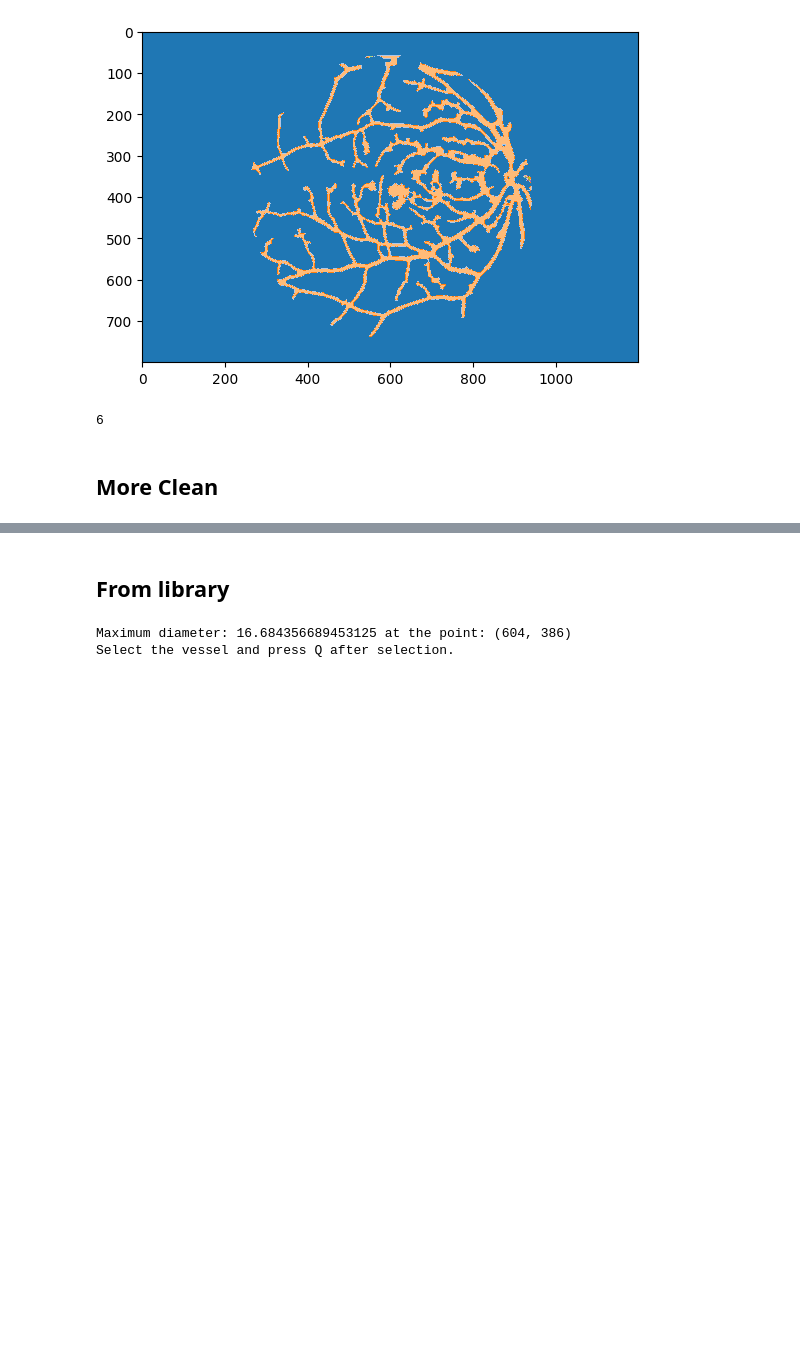
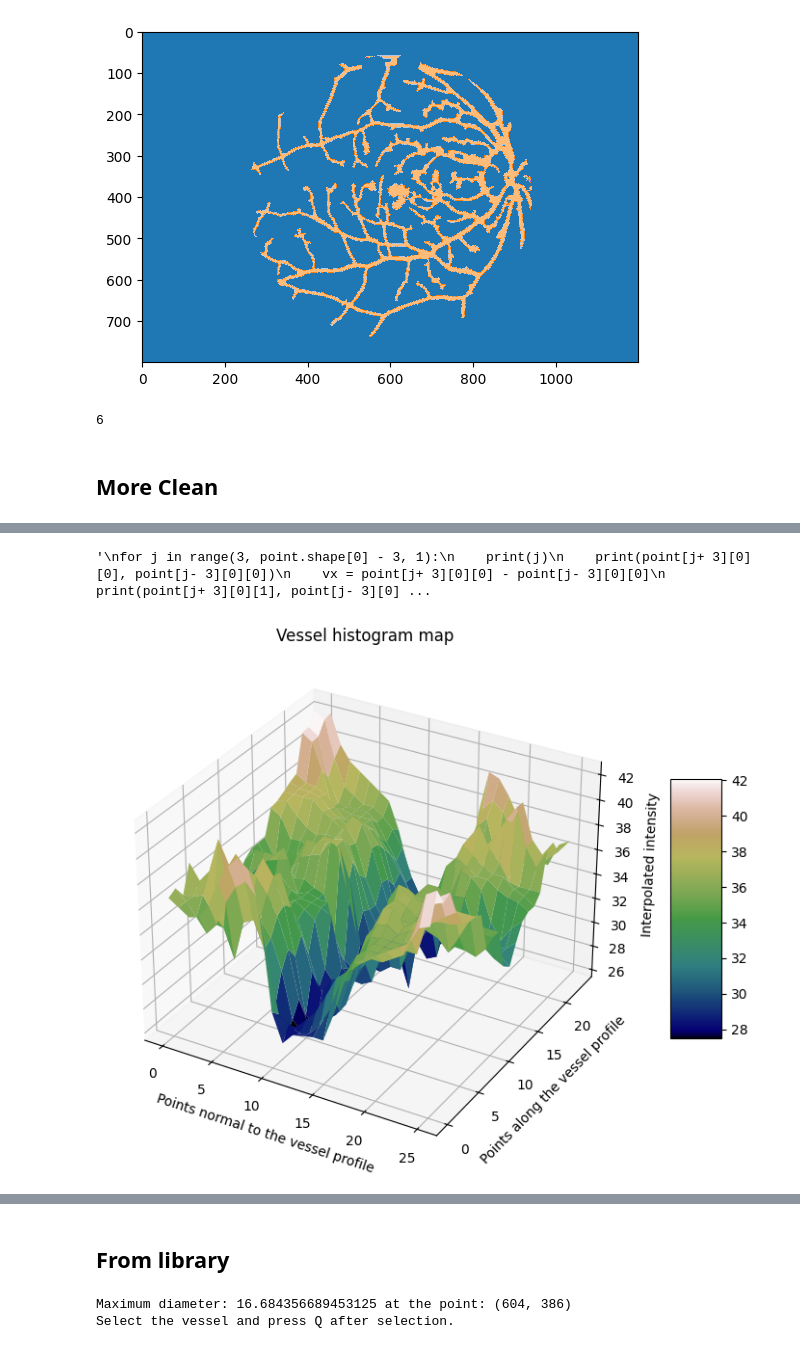
Before and after one commit to annamattiroli/Retinal-vessel-segmentation-and-vessel-diameter-estimation, a Jupyter notebook: Segmentation.ipynb, the cells around one changed output, grey strips where cells are left out. Cells and saved outputs as stored; diff of their text form; code cells hidden in the pictures; blank space fills up the shorter version.

Commit message:
implementation of vessel diameter estimation

```diff
--- a/Segmentation.ipynb
+++ b/Segmentation.ipynb
@@ -478,0 +581,12 @@ point
+# %%
+'''
+for j in range(3, point.shape[0] - 3, 1):
+    print(j)
+    print(point[j+ 3][0][0], point[j- 3][0][0])
+    vx = point[j+ 3][0][0] - point[j- 3][0][0]
+    print(point[j+ 3][0][1], point[j- 3][0][1])
+    vy = point[j+ 3][0][1] - point[j- 3][0][1]
+    print(vx, vy)
+'''
+# %% [output]
+'\nfor j in range(3, point.shape[0] - 3, 1):\n    print(j)\n    print(point[j+ 3][0][0], point[j- 3][0][0])\n    vx = point[j+ 3][0][0] - point[j- 3][0][0]\n    print(point[j+ 3][0][1], point[j- 3][0] ...
@@ -478,0 +628,20 @@ point
+# %%
+X = np.arange(0, nrv.shape[1]).reshape(1, -1)
+Y = np.arange(0, nrv.shape[0]).reshape(-1, 1)
+Z = nrv
+# %%
+fig = plt.figure(figsize=(12,7))
+ax1 = fig.add_subplot(111, projection='3d')
+
+
+mycmap = plt.get_cmap('gist_earth')
+ax1.set_title('Vessel histogram map')
+ax1.set_xlabel('Points normal to the vessel profile')
+ax1.set_ylabel('Points along the vessel profile')
+ax1.set_zlabel('Interpolated intensity')
+surf1 = ax1.plot_surface(X, Y, Z, cmap=mycmap)
+fig.colorbar(surf1, ax=ax1, shrink=0.5, aspect=5)
+
+plt.show()
+# %% [output]
+[figure, added]
```
Also changed, not shown: parts of 36 cells of this notebook, 1 other file.
